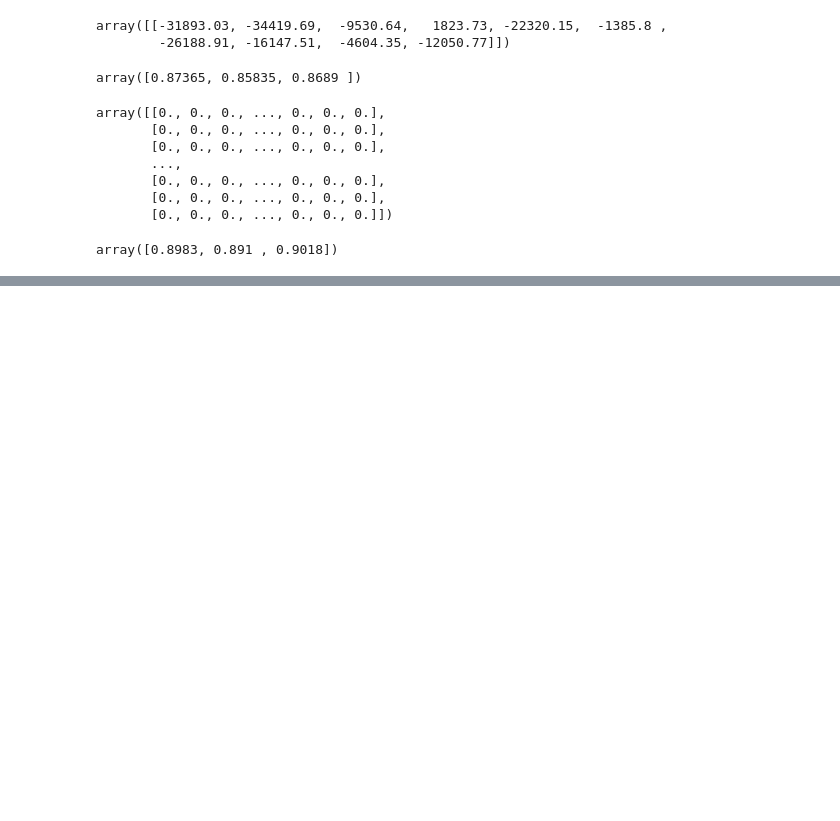
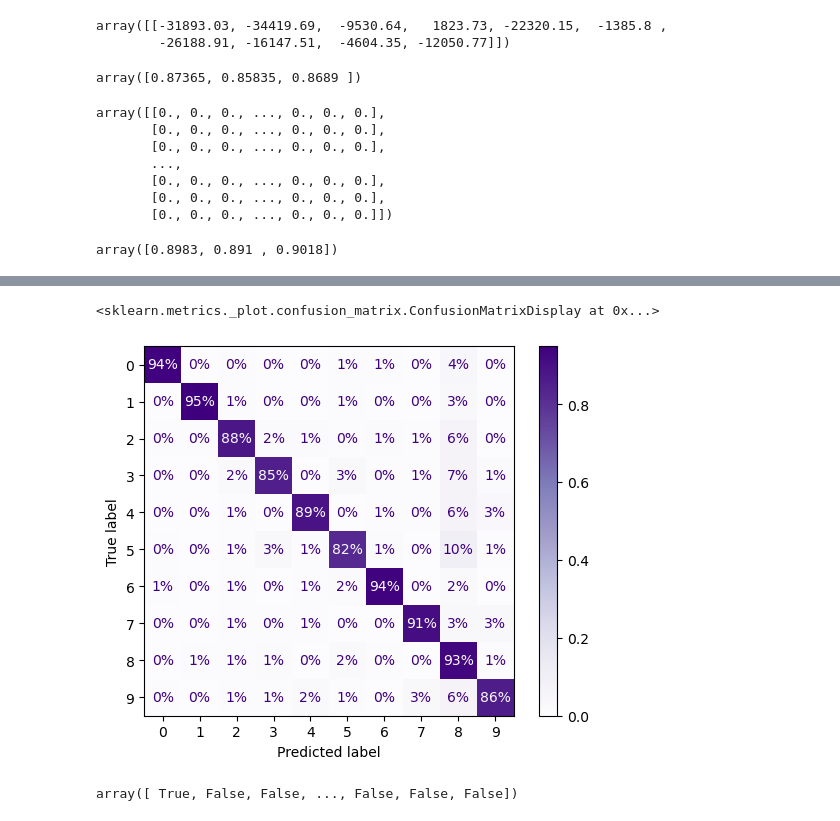
Before and after one commit to Parmida79/baldr, a Jupyter notebook: baldr/homl_chapter_3.ipynb, the cells around one changed output, grey strips where cells are left out. Drawn from its saved outputs; the diff is of its cells as text; code cells hidden in the pictures; blank space fills up the shorter version.

```diff
--- a/baldr/homl_chapter_3.ipynb
+++ b/baldr/homl_chapter_3.ipynb
@@ -418,0 +428,10 @@ array([0.8983, 0.891 , 0.9018])
+# %%
+ConfusionMatrixDisplay.from_predictions(y_train, y_train_pred, normalize='true', values_format=".0%", cmap='Purples')
+# %% [output]
+<sklearn.metrics._plot.confusion_matrix.ConfusionMatrixDisplay at 0x...>
+[figure, added]
+# %%
+sample_weight = (y_train_pred != y_train)
+sample_weight
+# %% [output]
+array([ True, False, False, ..., False, False, False])
```
Also changed, not shown: parts of 7 cells of this notebook.
